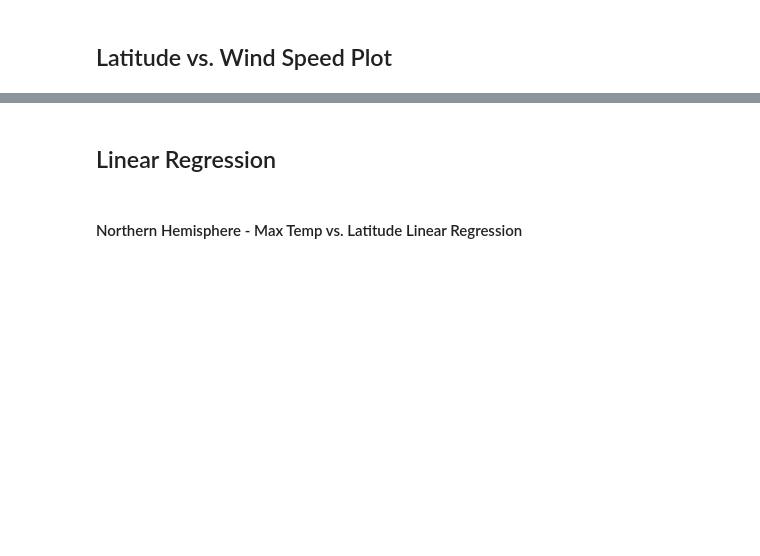
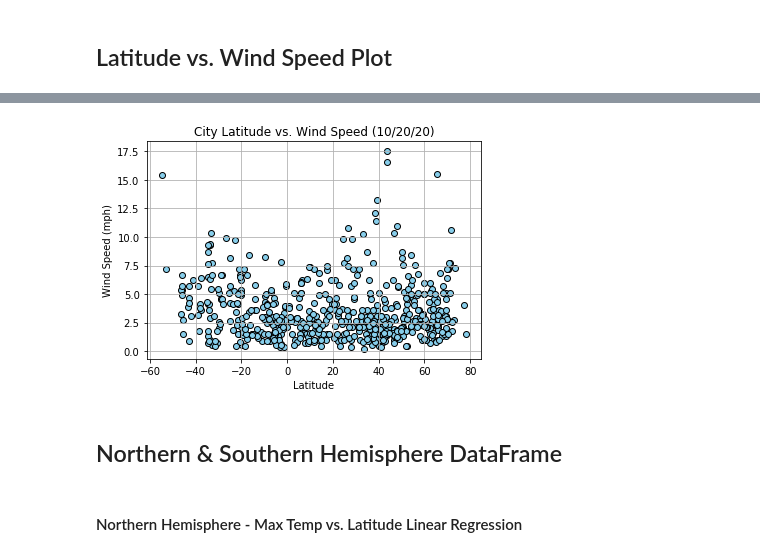
Before and after one commit to fereshtehaghaei/Python-API-Challenge, a Jupyter notebook: WeatherPy/WeatherPy.ipynb, the cells around one changed output, grey strips where cells are left out. Drawn from its saved outputs; the diff is of its cells as text; code cells hidden in the pictures; blank space fills up the shorter version.

```diff
--- a/WeatherPy/WeatherPy.ipynb
+++ b/WeatherPy/WeatherPy.ipynb
@@ -299,2 +337,20 @@ plt.show()
-# %% [markdown]
-## Linear Regression
+# %%
+# Create a Scatter Plot for temperature vs. latitude
+# Create a title, x label, and y label for our chart
+plt.title(f"City Latitude vs. Wind Speed ({my_date})")
+x_values = weather_data["Lat"]
+y_values = weather_data["Wind Speed"]
+plt.scatter(x_values,y_values, alpha = 1, marker = 'o', facecolors = 'skyblue', edgecolors ='black')
+plt.xlabel("Latitude")
+plt.ylabel("Wind Speed (mph)")
+plt.grid(True)
+
+# Save the figure
+plt.savefig("../Images/Lat_vs_Wind_Scatterplot.png")
+
+# Display Graph
+plt.show()
+# %% [output]
+[figure, added]
+# %% [markdown]
+## Northern & Southern Hemisphere DataFrame
```
Also changed, not shown: parts of 19 cells of this notebook.
